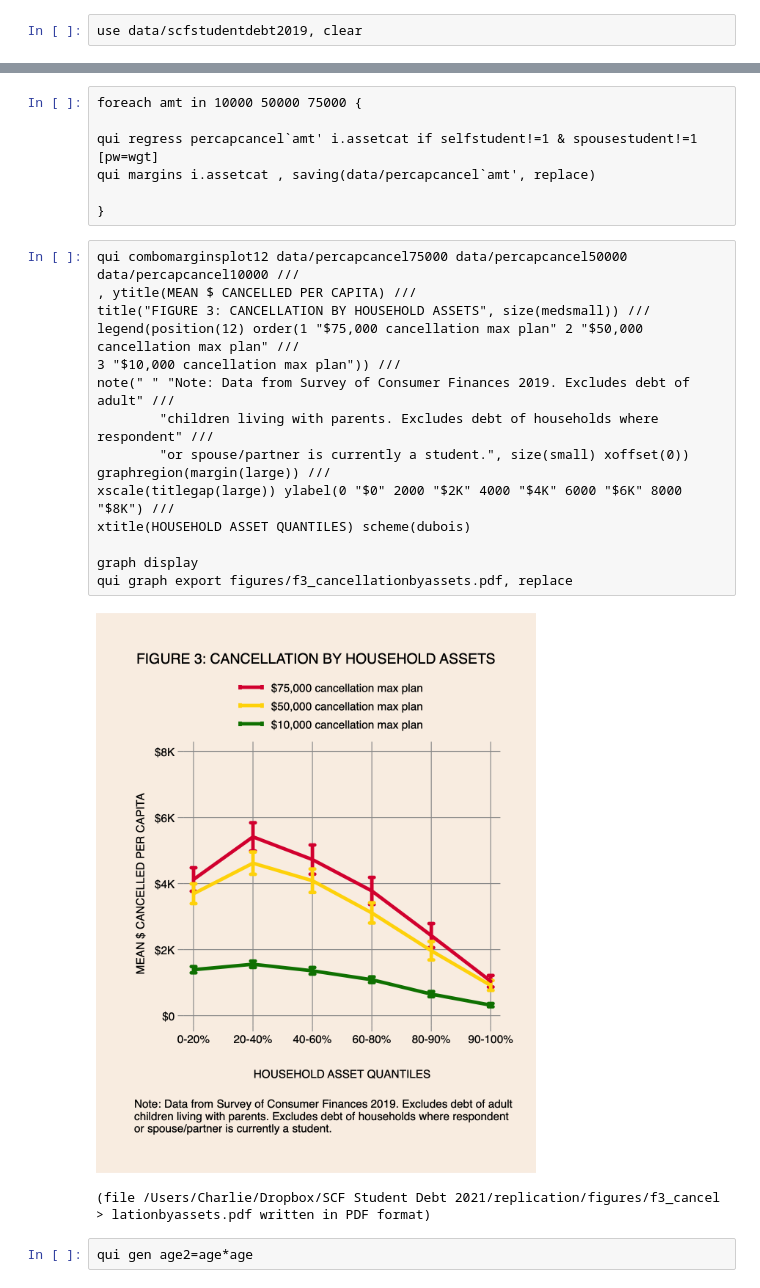
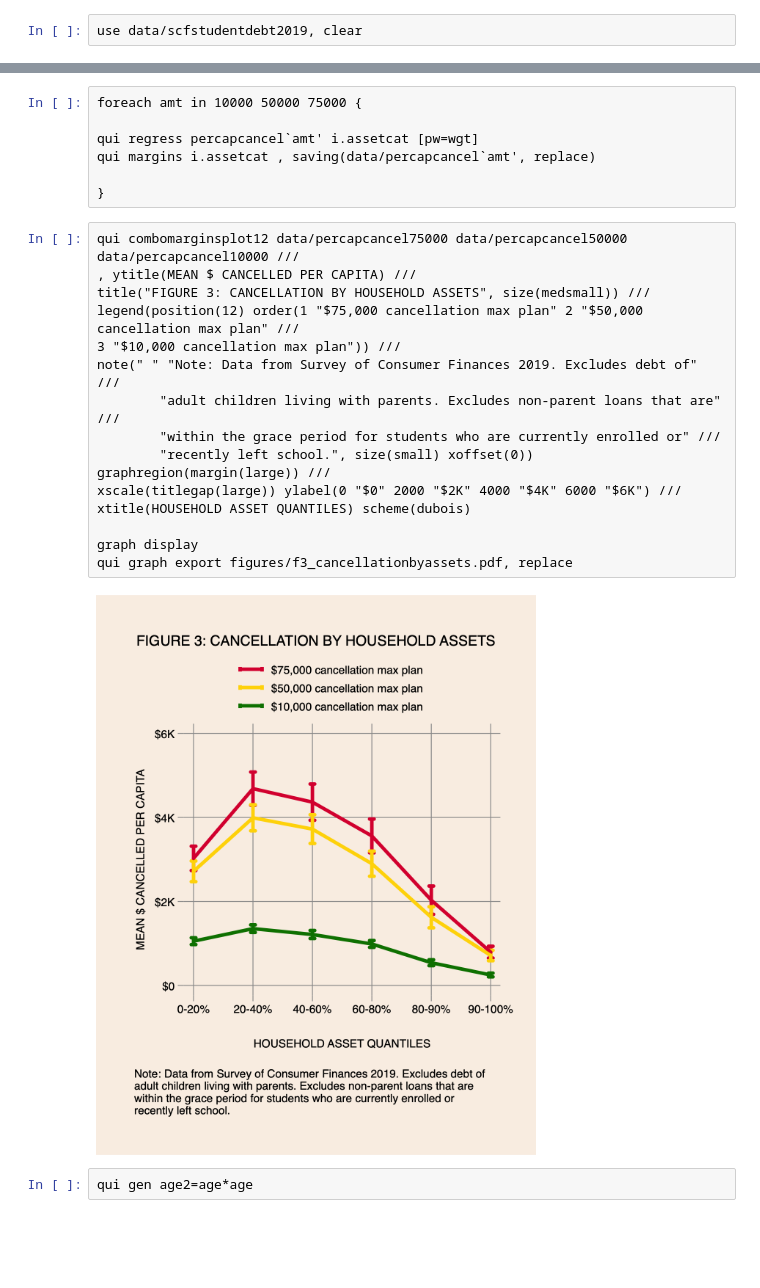
Before and after one commit to charlieeatonphd/debtcancellation, a Jupyter notebook: f3_cancellationbyassets.ipynb, the cells around one changed output, grey strips where cells are left out. Saved outputs shown, nothing was run; the diff lists cells and outputs as text; blank space fills up the shorter version.

```diff
--- a/f3_cancellationbyassets.ipynb
+++ b/f3_cancellationbyassets.ipynb
@@ -35,28 +35,27 @@ gen percapcancel`amt'=householdcancel`amt'
 # %%
 foreach amt in 10000 50000 75000 {
 
-qui regress percapcancel`amt' i.assetcat if selfstudent!=1 & spousestudent!=1 [pw=wgt]
+qui regress percapcancel`amt' i.assetcat [pw=wgt]
 qui margins i.assetcat , saving(data/percapcancel`amt', replace)
 
 }
 # %%
 qui combomarginsplot12 data/percapcancel75000 data/percapcancel50000 data/percapcancel10000 ///
 , ytitle(MEAN $ CANCELLED PER CAPITA) ///
 title("FIGURE 3: CANCELLATION BY HOUSEHOLD ASSETS", size(medsmall)) ///
 legend(position(12) order(1 "$75,000 cancellation max plan" 2 "$50,000 cancellation max plan" ///
 3 "$10,000 cancellation max plan")) ///
-note(" " "Note: Data from Survey of Consumer Finances 2019. Excludes debt of adult" ///
-        "children living with parents. Excludes debt of households where respondent" ///
-        "or spouse/partner is currently a student.", size(small) xoffset(0)) graphregion(margin(large)) ///
-xscale(titlegap(large)) ylabel(0 "$0" 2000 "$2K" 4000 "$4K" 6000 "$6K" 8000 "$8K") ///
+note(" " "Note: Data from Survey of Consumer Finances 2019. Excludes debt of" ///
+        "adult children living with parents. Excludes non-parent loans that are" ///
+        "within the grace period for students who are currently enrolled or" ///
+        "recently left school.", size(small) xoffset(0)) graphregion(margin(large)) ///
+xscale(titlegap(large)) ylabel(0 "$0" 2000 "$2K" 4000 "$4K" 6000 "$6K") ///
 xtitle(HOUSEHOLD ASSET QUANTILES) scheme(dubois)
 
 graph display
 qui graph export figures/f3_cancellationbyassets.pdf, replace
 # %% [output]
-[figure, old version]
+[figure, new version]
-(file /Users/Charlie/Dropbox/SCF Student Debt 2021/replication/figures/f3_cancel
-> lationbyassets.pdf written in PDF format)
 # %%
 qui gen age2=age*age
 # %%
```
Also changed, not shown: parts of 3 cells of this notebook, 16 other files.
